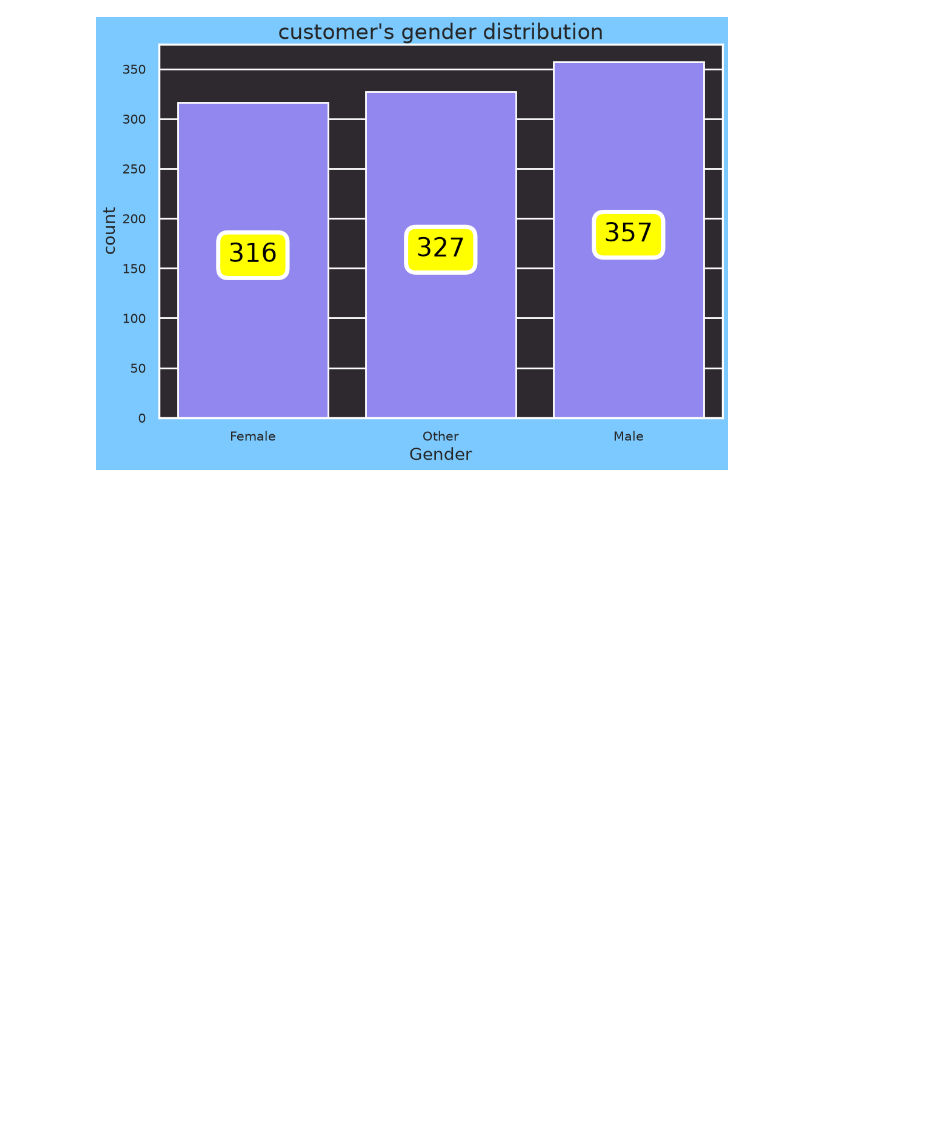
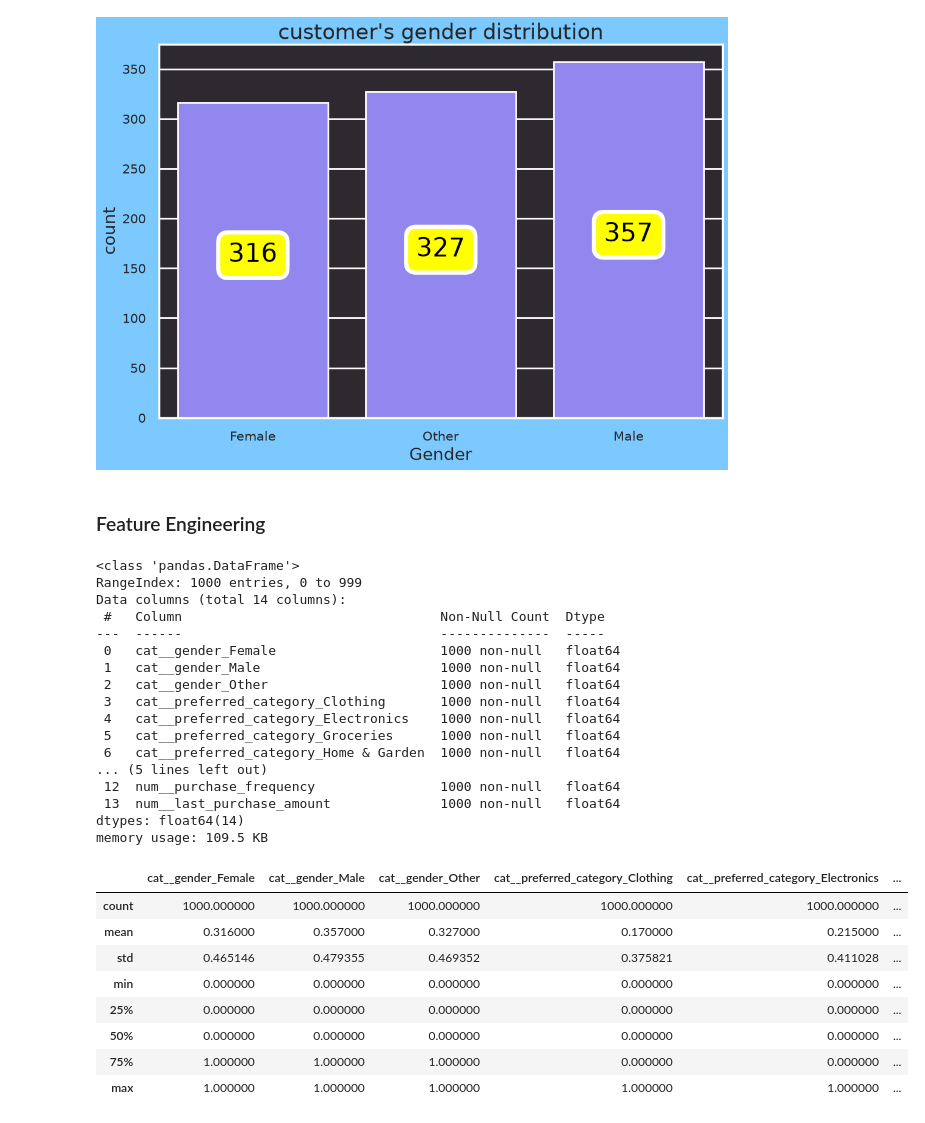
Before and after one commit to rzadrzi/customer-segmentation, a Jupyter notebook: customer_segmentation.ipynb, the cells around one changed output. Saved outputs shown, nothing was run; the diff lists cells and outputs as text; code cells hidden in the pictures; blank space fills up the shorter version.

```diff
--- a/customer_segmentation.ipynb
+++ b/customer_segmentation.ipynb
@@ -156,3 +161,5 @@ for container in p.containers:
 plt.show()
 # %% [output]
 [figure]
+# %% [markdown]
+### Feature Engineering
@@ -158,0 +179,32 @@ plt.show()
+# %%
+customer = pd.DataFrame(customer, columns=preprocessing.get_feature_names_out(), index=df.index)
+customer.head()
+customer.info()
+customer.describe()
+# %% [output]
+<class 'pandas.DataFrame'>
+RangeIndex: 1000 entries, 0 to 999
+Data columns (total 14 columns):
+ #   Column                                 Non-Null Count  Dtype
+---  ------                                 --------------  -----
+ 0   cat__gender_Female                     1000 non-null   float64
+ 1   cat__gender_Male                       1000 non-null   float64
+ 2   cat__gender_Other                      1000 non-null   float64
+ 3   cat__preferred_category_Clothing       1000 non-null   float64
+ 4   cat__preferred_category_Electronics    1000 non-null   float64
+ 5   cat__preferred_category_Groceries      1000 non-null   float64
+ 6   cat__preferred_category_Home & Garden  1000 non-null   float64
+... (5 lines left out)
+ 12  num__purchase_frequency                1000 non-null   float64
+ 13  num__last_purchase_amount              1000 non-null   float64
+dtypes: float64(14)
+memory usage: 109.5 KB
+|  | cat__gender_Female | cat__gender_Male | cat__gender_Other | cat__preferred_category_Clothing | cat__preferred_category_Electronics | ... |
+| count | 1000.000000 | 1000.000000 | 1000.000000 | 1000.000000 | 1000.000000 | ... |
+| mean | 0.316000 | 0.357000 | 0.327000 | 0.170000 | 0.215000 | ... |
+| std | 0.465146 | 0.479355 | 0.469352 | 0.375821 | 0.411028 | ... |
+| min | 0.000000 | 0.000000 | 0.000000 | 0.000000 | 0.000000 | ... |
+| 25% | 0.000000 | 0.000000 | 0.000000 | 0.000000 | 0.000000 | ... |
+| 50% | 0.000000 | 0.000000 | 0.000000 | 0.000000 | 0.000000 | ... |
+| 75% | 1.000000 | 1.000000 | 1.000000 | 0.000000 | 0.000000 | ... |
+| max | 1.000000 | 1.000000 | 1.000000 | 1.000000 | 1.000000 | ... |
```
Also changed, not shown: parts of 10 cells of this notebook.
